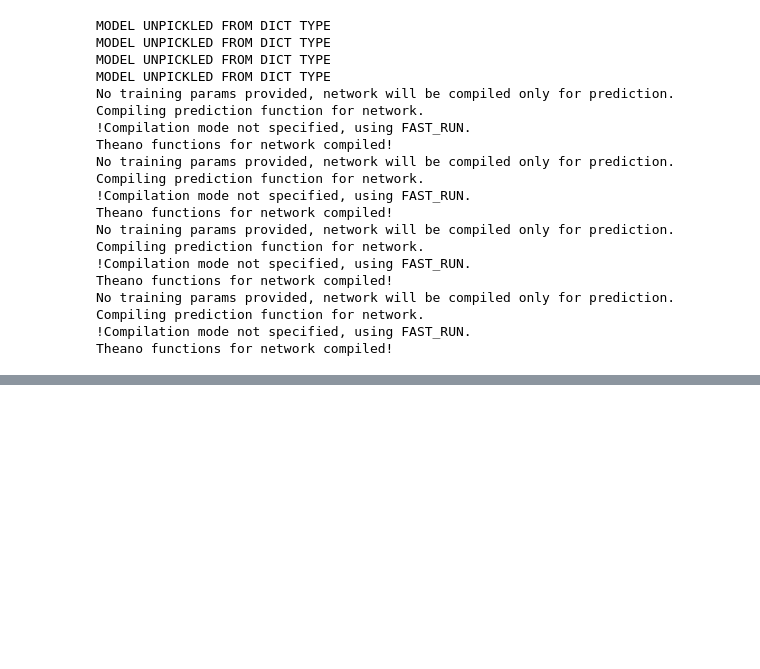
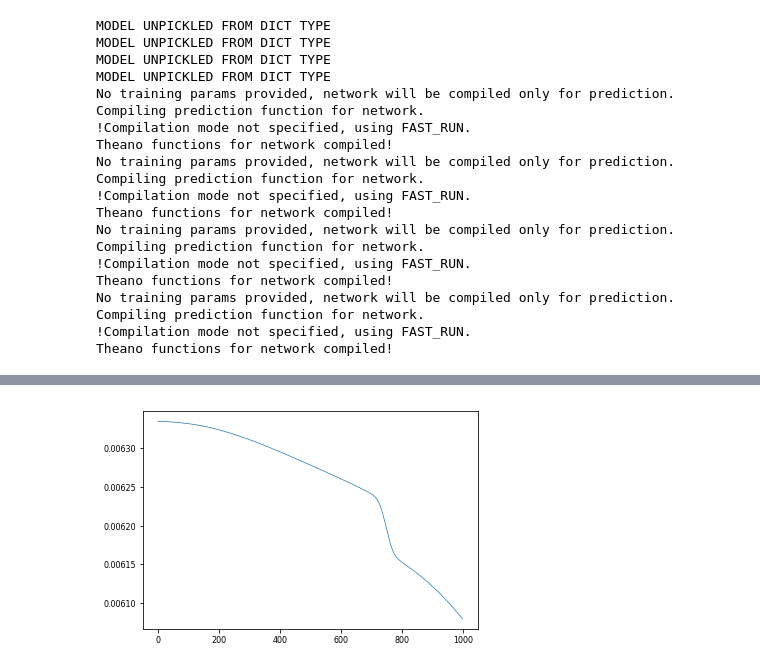
Before and after one commit to Jussmith01/ANI-Tools, a Jupyter notebook: notebooks/vib-calc.ipynb, the cells around one changed output, grey strips where cells are left out. Saved outputs shown, nothing was run; the diff lists cells and outputs as text; code cells hidden in the pictures; blank space fills up the shorter version.

```diff
--- a/notebooks/vib-calc.ipynb
+++ b/notebooks/vib-calc.ipynb
@@ -33,7 +35,7 @@ mol = read(molecule)
 # %%
-ntdir = '/nh/nest/u/jsmith/scratch/Gits/ANI-Networks/networks/ANI-1x/ANI-9.0.4_netarch8/'
-cns = ntdir + 'rHCNO-4.6A_16-3.1A_a4-8.params'
-sae = ntdir + 'sae_6-31gd.dat'
+ntdir = '/nh/nest/u/jsmith/scratch/Gits/ANI-Networks/networks/al_networks/ANI-AL-0808.0303.0400/'
+cns = ntdir + 'train0/rHCNOSFCl-4.6A_16-3.1A_a4-8.params'
+sae = ntdir + 'train0/sae_wb97x-631gd.dat'
 nnf = ntdir + 'train'
 Nn = 5
 # %%
@@ -45,14 +44,12 @@ mol.set_calculator(ANIENS(aens,sdmx=20000000.0))
 # %%
-hippydir = '/nh/nest/u/jsmith/scratch/Research/harmonic_ir/hipmodels/AL-trained_models_patience-50_num-20/'
+hippydir = '/nh/nest/u/jsmith/scratch/Research/harmonic_ir/hipmodels/gdb11-5nonEq-trained_models_patience-50_num-20/'
 hippies = os.listdir(hippydir)
-Nh = 4
+Nh = 1
 
 hipnn.database.dipole_features["dipole"]="Chg"
 hippymodels = [hipnn.Model.from_file(hippydir+hippy.rsplit(".",1)[0]) for hippy in hippies]
 for hippy in hippymodels:
     hippy.compile()
-
-mol.calc.set_hipnn_dipole_model(hippymodels)
 # %% [output]
 MODEL UNPICKLED FROM DICT TYPE
 MODEL UNPICKLED FROM DICT TYPE
@@ -88,5 +75,0 @@ Total energy -208300.6182174671 eV
-# %%
-start_time = time.time()
-dyn = LBFGS(mol)
-dyn.run(fmax=0.0001)
-print('[ANI Total time:', time.time() - start_time, 'seconds]')
@@ -99,3 +75,0 @@ hdt.writexyzfile(molecule.rsplit(".",1)[0]+'_opt.xyz',[mol.get_positions()],mol.
-# %%
-IR = Infrared(mol, delta=0.001)
-IR.run()
@@ -165,0 +169,5 @@ IR.clean()
+# %%
+plt.plot(ir_data)
+plt.show()
+# %% [output]
+[figure, added]
```
Also changed, not shown: parts of 14 cells of this notebook, 6 other files.
